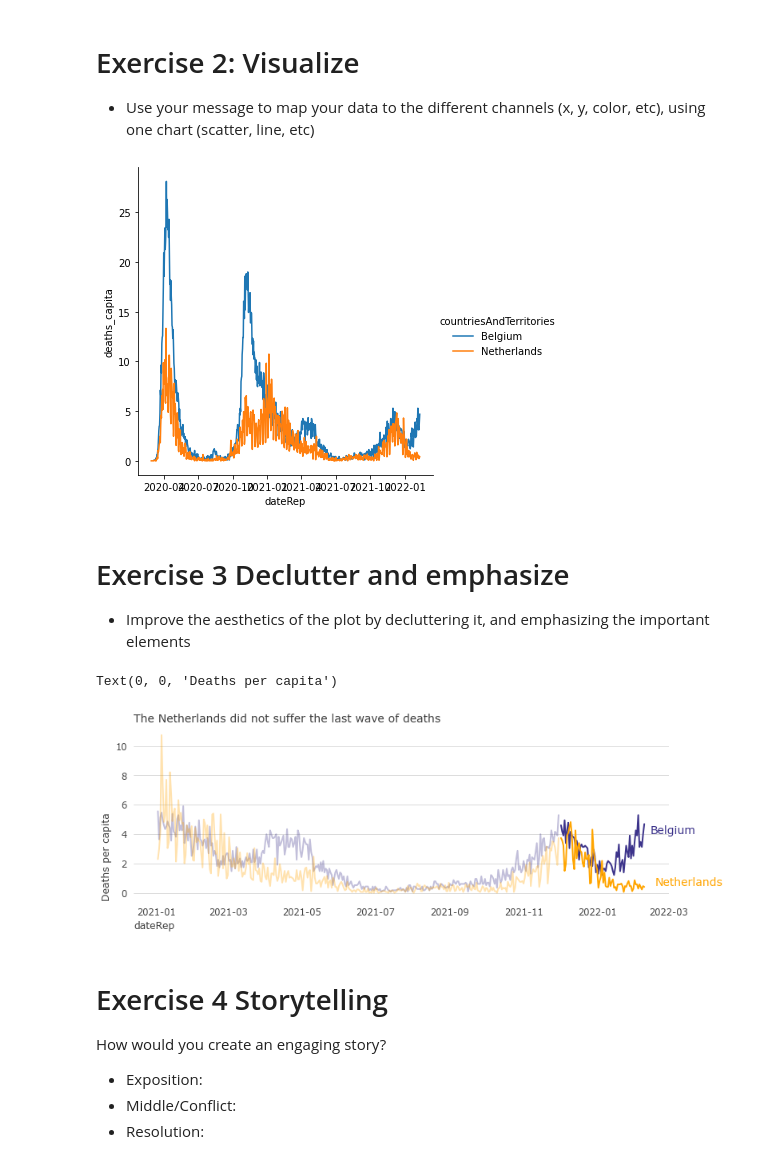
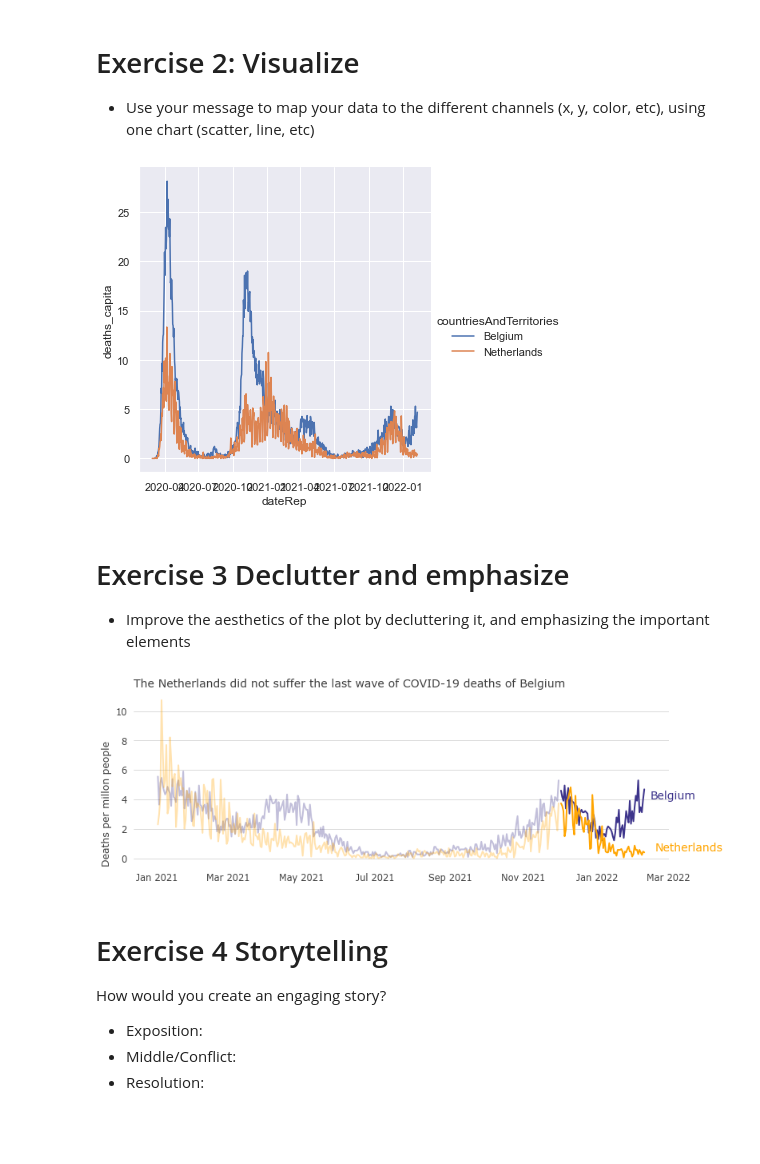
Before and after one commit to jgarciab/workshop_data_viz, a Jupyter notebook: dataviz.ipynb, the cells around one changed output. Drawn from its saved outputs; the diff is of its cells as text; code cells hidden in the pictures; blank space fills up the shorter version.

```diff
--- a/dataviz.ipynb
+++ b/dataviz.ipynb
@@ -3,6 +3,10 @@ import seaborn as sns
 import pylab as plt
 from datetime import datetime
 import pandas as pd
+
+import matplotlib.dates as mdates
+
+sns.set_theme("notebook")
 %matplotlib inline
 # %% [markdown]
 # Exercise 1: Think about the data
@@ -45,7 +49,7 @@ df = df.loc[df["dateRep"]<"2022-02-10"] #the last few days may have incomplete i
 #Visualizing as a line plot
 g = sns.relplot(x="dateRep", y="deaths_capita", data=df, kind="line", hue="countriesAndTerritories")
 # %% [output]
-[figure, old version]
+[figure, new version]
 # %% [markdown]
 # Exercise 3 Declutter and emphasize
 - Improve the aesthetics of the plot by decluttering it, and emphasizing the important elements
@@ -63,35 +67,40 @@ sns.set_theme(context='paper', style='white',font='Verdana',
 # %%
 #Create figure
 plt.figure(figsize=(12,4))
 
 #Data before 2022 (lineplot plots in the current figure, relplot creates a new one)
 sns.lineplot(x="dateRep", y="deaths_capita", data=df.loc[(df["dateRep"]>"2021")&(df["dateRep"]<"2021-12")],  hue="countriesAndTerritories",
             palette={"Netherlands":"#ffa50050", "Belgium": "#3d348b50"}, legend=None)
 
 
 #Data after 2022
 g = sns.lineplot(x="dateRep", y="deaths_capita", data=df.loc[df["dateRep"]>"2021-12"], hue="countriesAndTerritories",
             palette={"Netherlands":"orange", "Belgium": "#3d348b"}, legend=None)
 
 
 #Label directly
 plt.text(parser("14/02/2022"),4,"Belgium",color="#3d348b",fontsize=14, ha="left")
 plt.text(parser("18/02/2022"),0.5,"Netherlands",color="orange",fontsize=14, ha="left")
 
 #Add grid lines (horizontally)
 plt.gca().grid(axis="y")
 
 #Remove bottom and left grid
 sns.despine(left=True, bottom=True)
 
 #Create title
-plt.title("The Netherlands did not suffer the last wave of deaths",fontsize=14)
+plt.title("The Netherlands did not suffer the last wave of COVID-19 deaths of Belgium",fontsize=14)
 
 #Add labels
-plt.ylabel("Deaths per capita")
+plt.ylabel("Deaths per millon people")
+plt.xlabel("")
+
+####### Use the below functions #######
+dtFmt = mdates.DateFormatter('%b %Y') # define the formatting
+plt.gca().xaxis.set_major_formatter(dtFmt) # apply the format to the desired axis
+plt.show()
 # %% [output]
-Text(0, 0, 'Deaths per capita')
-[figure, old version]
+[figure, new version]
 # %% [markdown]
 # Exercise 4 Storytelling
 How would you create an engaging story?
```
Also changed, not shown: parts of 1 cell of this notebook, 1 other file.
